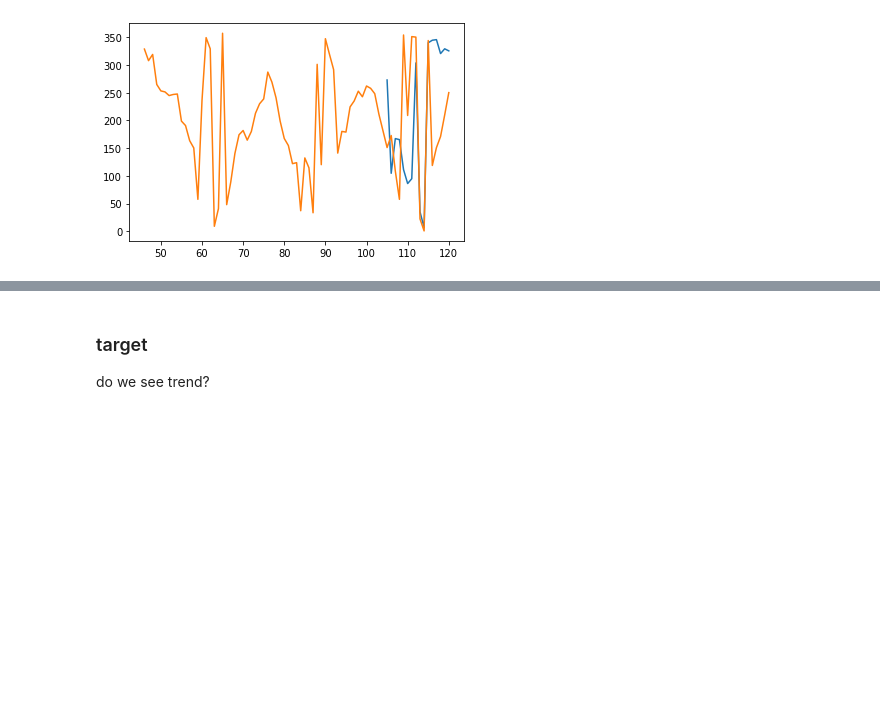
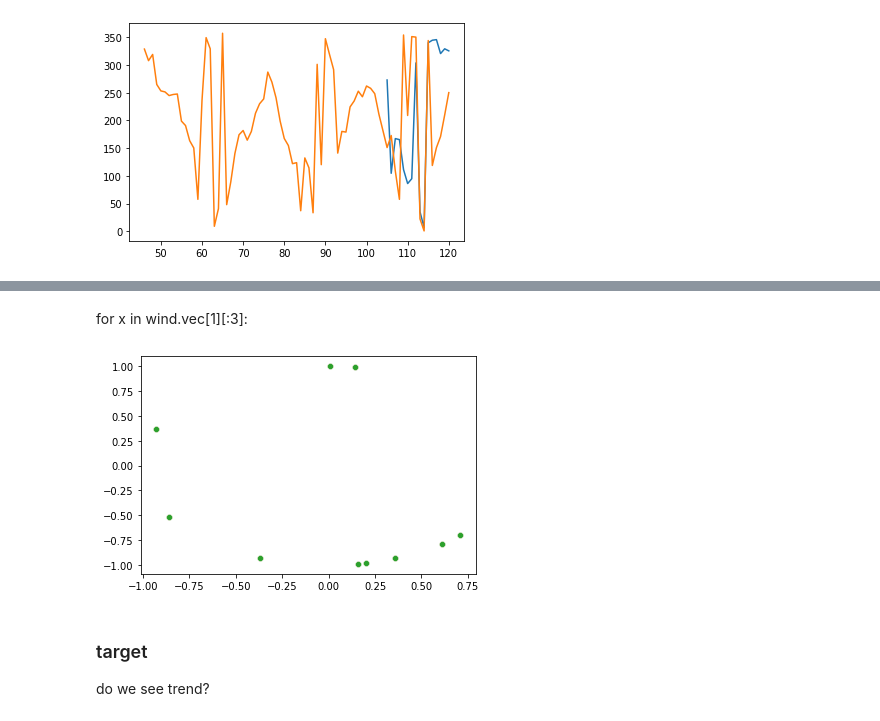
Before and after one commit to sm4rtm4art/airquality, a Jupyter notebook: alternative_EDA.ipynb, the cells around one changed output, grey strips where cells are left out. Drawn from its saved outputs; the diff is of its cells as text; code cells hidden in the pictures; blank space fills up the shorter version.

Commit message:
wind direction into vector

```diff
--- a/alternative_EDA.ipynb
+++ b/alternative_EDA.ipynb
@@ -456,3 +456,17 @@ for observ in wind[(wind['count_nan'] !=0 )].wind_dir[:2]:
     sns.lineplot(x=[i for i in range(len(observ))] ,y=observ)
 # %% [output]
 [figure]
+# %%
+def convert_vector(row):
+    new_row = []
+    rad = []
+    for x in row:
+        rad.append(x*np.pi/180)
+
+    for r in rad:
+        wx = round(np.cos(r),2)
+        wy = round(np.sin(r),2)
+        new_row.append([wx,wy])
+    return new_row
+# %%
+wind['vec'] = wind.wind_dir.apply(convert_vector)
@@ -458,0 +482,2 @@ for observ in wind[(wind['count_nan'] !=0 )].wind_dir[:2]:
+# %% [markdown]
+for x in wind.vec[1][:3]:
@@ -459,3 +488,10 @@ for observ in wind[(wind['count_nan'] !=0 )].wind_dir[:2]:
+# %%
+for x in wind.vec[1][:3]:
+    if x[0] != np.nan:
+        sns.scatterplot(x=[x[0] for x in wind.vec[1][:10]],
+                 y=[x[1] for x in wind.vec[1][:10]])
+# %% [output]
+[figure, added]
 # %% [markdown]
 ### target
 do we see trend?
```
Also changed, not shown: parts of 2 cells of this notebook.
